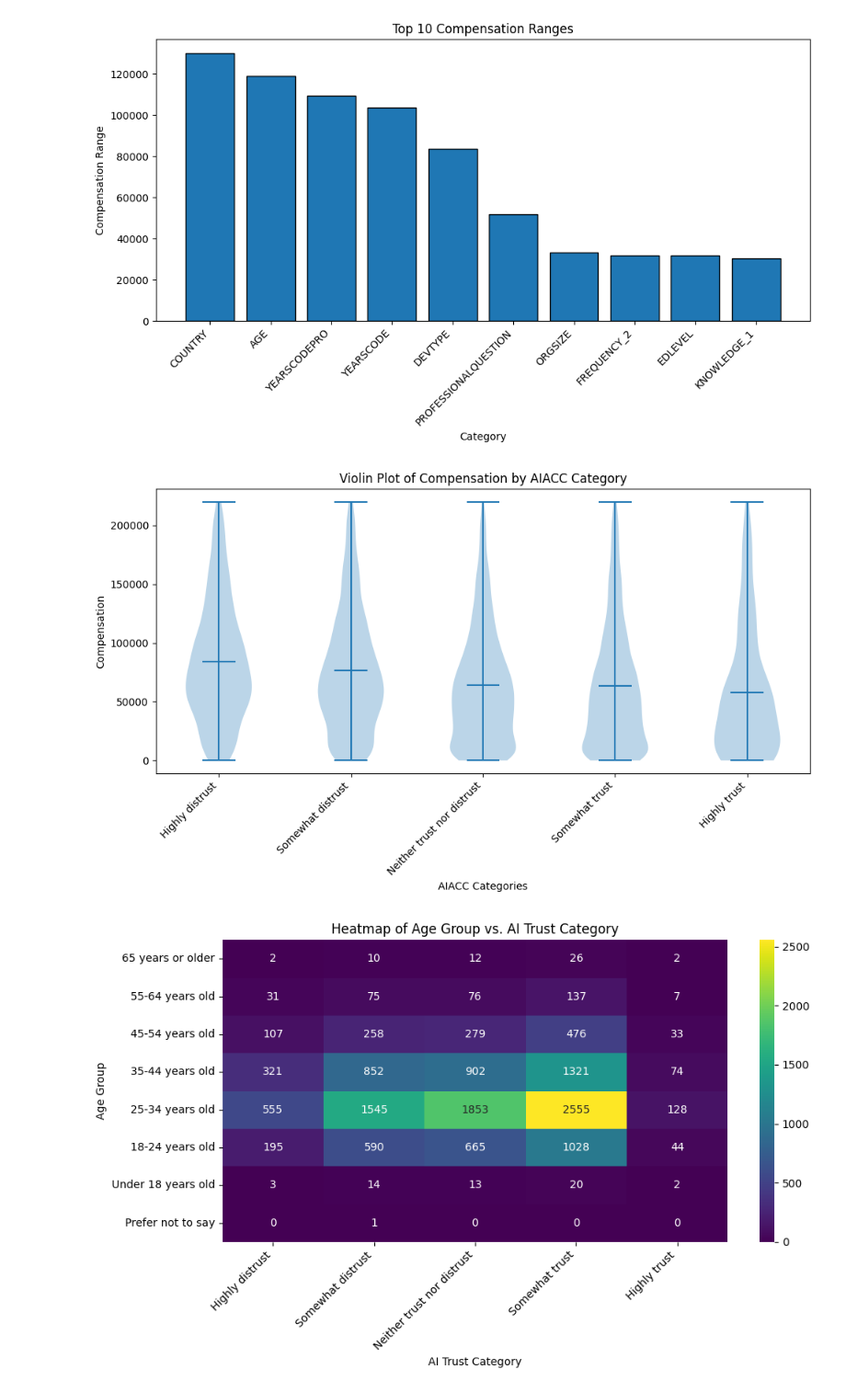
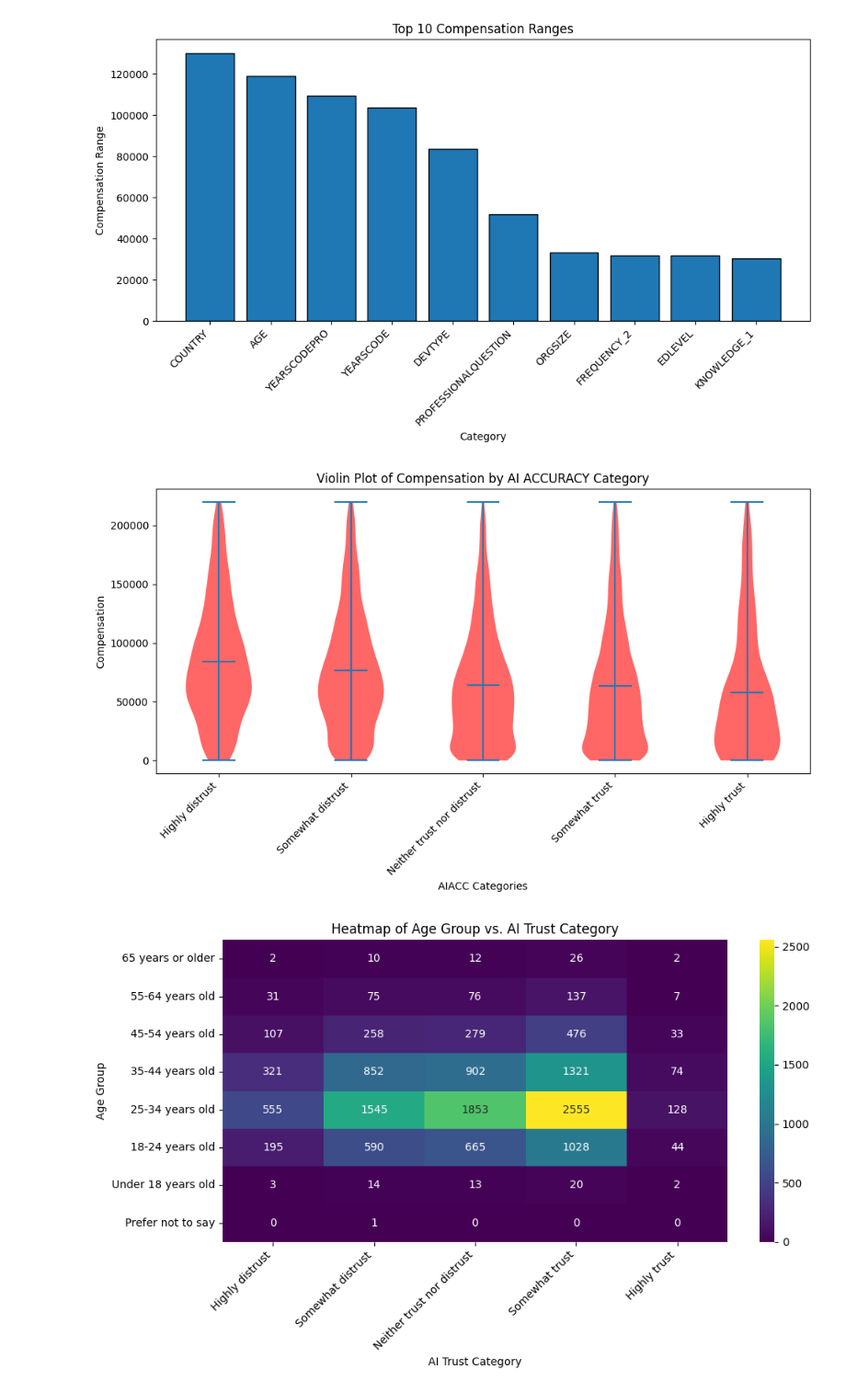
Before and after one commit to adni8025/Stack-Overflow-Developer-Survey-Data-Mining, a Jupyter notebook: thefile.ipynb, the cells around one changed output. Shown at 92% size. Saved outputs shown, nothing was run; the diff lists cells and outputs as text; code cells hidden in the pictures.

Commit message:
new graphs

```diff
--- a/thefile.ipynb
+++ b/thefile.ipynb
@@ -314,22 +314,27 @@ plt.show()
 # %%
 import matplotlib.pyplot as plt
 import numpy as np
 
 order = ["Highly distrust", "Somewhat distrust", "Neither trust nor distrust", "Somewhat trust", "Highly trust"]
-
 data = [df_comp.loc[df_comp['AIACC'] == cat, 'CONVERTEDCOMPYEARLY'] for cat in order]
 
 plt.figure(figsize=(10, 6))
-plt.violinplot(data, showmeans=True)
+ax = plt.gca()
+parts = ax.violinplot(data, showmeans=True, showextrema=True)
+
+# Color the violins red
+for pc in parts['bodies']:
+    pc.set_facecolor('red')
+    pc.set_alpha(0.6)
 
 plt.xticks(ticks=np.arange(1, len(order) + 1), labels=order, rotation=45, ha='right')
 plt.xlabel("AIACC Categories")
 plt.ylabel("Compensation")
-plt.title("Violin Plot of Compensation by AIACC Category")
+plt.title("Violin Plot of Compensation by AI ACCURACY Category")
 plt.tight_layout()
 plt.show()
 # %% [output]
-[figure, old version]
+[figure, new version]
 # %%
 import pandas as pd
 import seaborn as sns
```
Also changed, not shown: parts of 5 cells of this notebook.
